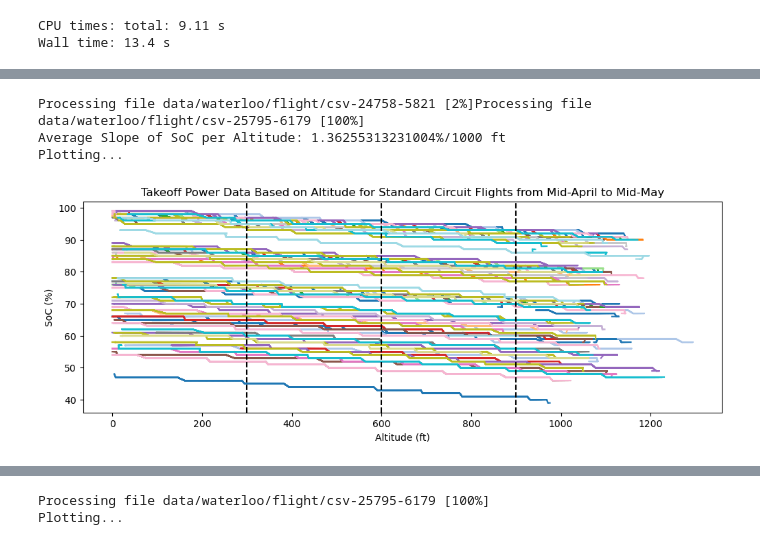
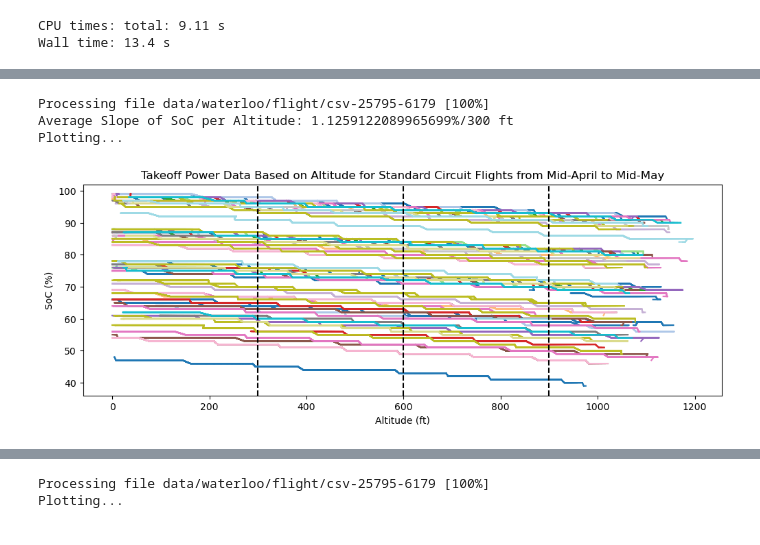
Before and after one commit to NathanL15/BatteryDataAnalysis, a Jupyter notebook: Waterloo-Takeoff-Climb.ipynb, the cells around one changed output, grey strips where cells are left out. Cells and saved outputs as stored; diff of their text form; code cells hidden in the pictures.

```diff
--- a/Waterloo-Takeoff-Climb.ipynb
+++ b/Waterloo-Takeoff-Climb.ipynb
@@ -93,7 +95,7 @@ plt.figure(figsize=(12, 4))
 
 for i, subfolder in enumerate(subfolders):
     print(f"\rProcessing file {subfolder} [{round((i+1) / total_subfolders * 100)}%]", end='', flush = True)
-    if df_power["alt"][i].max() < 1300:
+    if df_power["alt"][i].max() < 1200:
         # Calculates the slope of cells 100 cells away from each other
         alt_diff = df_power["alt"][i].diff(periods=cell_diff)
         time_diff = df_power["time"][i].diff(periods=cell_diff)
@@ -145,7 +147,7 @@ plt.figure(figsize=(12, 4))
 
 for i, subfolder in enumerate(subfolders):
     print(f"\rProcessing file {subfolder} [{round((i+1) / total_subfolders * 100)}%]", end='', flush = True)
-    if df_power["alt"][i].max() < 1300:
+    if df_power["alt"][i].max() < 1200:
         # Calculates the slope of cells 100 cells away from each other
         alt_diff = df_power["alt"][i].diff(periods=cell_diff)
         time_diff = df_power["time"][i].diff(periods=cell_diff)
@@ -189,7 +191,7 @@ plt.figure(figsize=(12, 4))
 
 for i, subfolder in enumerate(subfolders):
     print(f"\rProcessing file {subfolder} [{round((i+1) / total_subfolders * 100)}%]", end='', flush = True)
-    if df_power["alt"][i].max() < 1300:
+    if df_power["alt"][i].max() < 1200:
         # Calculates the slope of cells 100 cells away from each other
         alt_diff = df_power["alt"][i].diff(periods=cell_diff)
         time_diff = df_power["time"][i].diff(periods=cell_diff)
@@ -236,9 +238,11 @@ plt.figure(figsize=(12, 4))
 
 slopes_soc_per_ft = []
 
+
 for i, subfolder in enumerate(subfolders):
     print(f"\rProcessing file {subfolder} [{round((i+1) / total_subfolders * 100)}%]", end='', flush = True)
-    if df_power["alt"][i].max() < 1300:
+    if df_power["alt"][i].max() < 1200:
+
         # Calculates the slope of cells 100 cells away from each other
         alt_diff = df_power["alt"][i].diff(periods=cell_diff)
         time_diff = df_power["time"][i].diff(periods=cell_diff)
@@ -246,37 +250,38 @@ for i, subfolder in enumerate(subfolders):
         alt_diff[temp_alt_diff < 0] = 0
         slope = alt_diff / time_diff
 
-        soc_diff = df_power["soc"][i].diff(periods=cell_diff)
+        soc_diff = df_power["soc"][i].diff()
+        alt_diff2 = df_power["alt"][i].diff()
         slope_soc_per_alt = soc_diff / alt_diff
         valid_slopes = slope_soc_per_alt.replace([np.inf, -np.inf], np.nan).dropna().values
         slopes_soc_per_ft.extend(valid_slopes)
 
         # Find the indices where slope is over 450
         high_slope_indices = slope[slope > 400].index
 
         if not high_slope_indices.empty:
             # Plots the data inbtwn data sufficient slope
             for idx in high_slope_indices:
                 start_idx = max(0, idx - cell_diff + 1)
                 end_idx = min(len(df_power["alt"][i]), idx + 1)
                 time_data = df_power["alt"][i][start_idx:end_idx]
                 alt_data = df_power["soc"][i][start_idx:end_idx]
                 plt.plot(time_data, alt_data, color=colormap(i / total_subfolders))
 
 
 print('')
-average_slope_soc_per_ft = abs(np.mean(slopes_soc_per_ft))*1000
-print(f"Average Slope of SoC per Altitude: {average_slope_soc_per_ft} %/1000 ft")
+average_slope_soc_per_ft = abs(np.mean(slopes_soc_per_ft))*300
+print(f"Average Slope of SoC per Altitude: {average_slope_soc_per_ft}%/300 ft")
 print("Plotting...")
 plt.axvline(x=300, color='black', linestyle='--')
 plt.axvline(x=600, color='black', linestyle='--')
 plt.axvline(x=900, color='black', linestyle='--')
 plt.xlabel('Altitude (ft)')
 plt.ylabel('SoC (%)')
 plt.title('Takeoff Power Data Based on Altitude for Standard Circuit Flights from Mid-April to Mid-May')
 plt.show()
 # %% [output]
-Processing file data/waterloo/flight/csv-24758-5821 [2%]Processing file data/waterloo/flight/csv-25795-6179 [100%]
-Average Slope of SoC per Altitude: 1.36255313231004%/1000 ft
+Processing file data/waterloo/flight/csv-25795-6179 [100%]
+Average Slope of SoC per Altitude: 1.1259122089965699%/300 ft
 Plotting...
-[figure, old version]
+[figure, new version]
```
Also changed, not shown: parts of 7 cells of this notebook, 1 other file.
